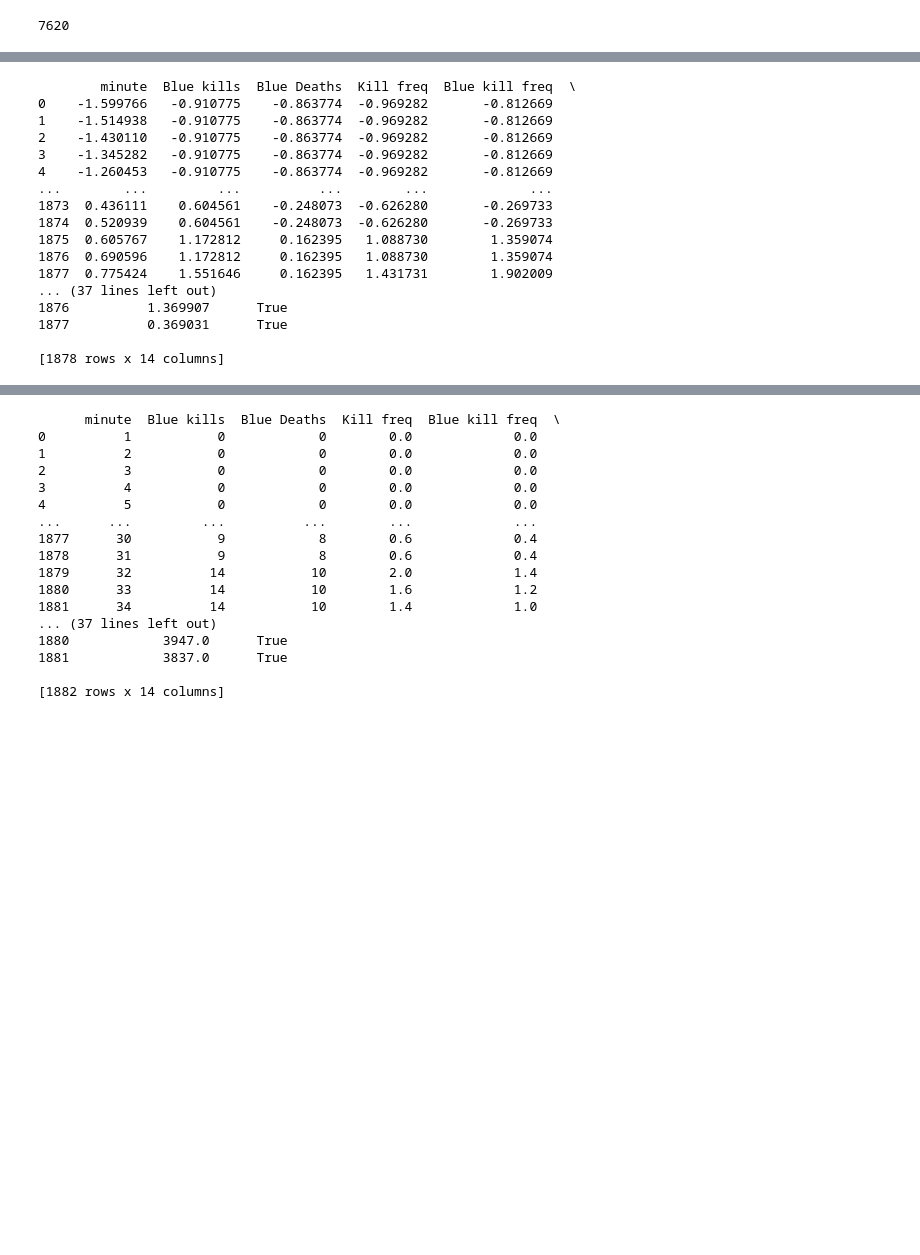
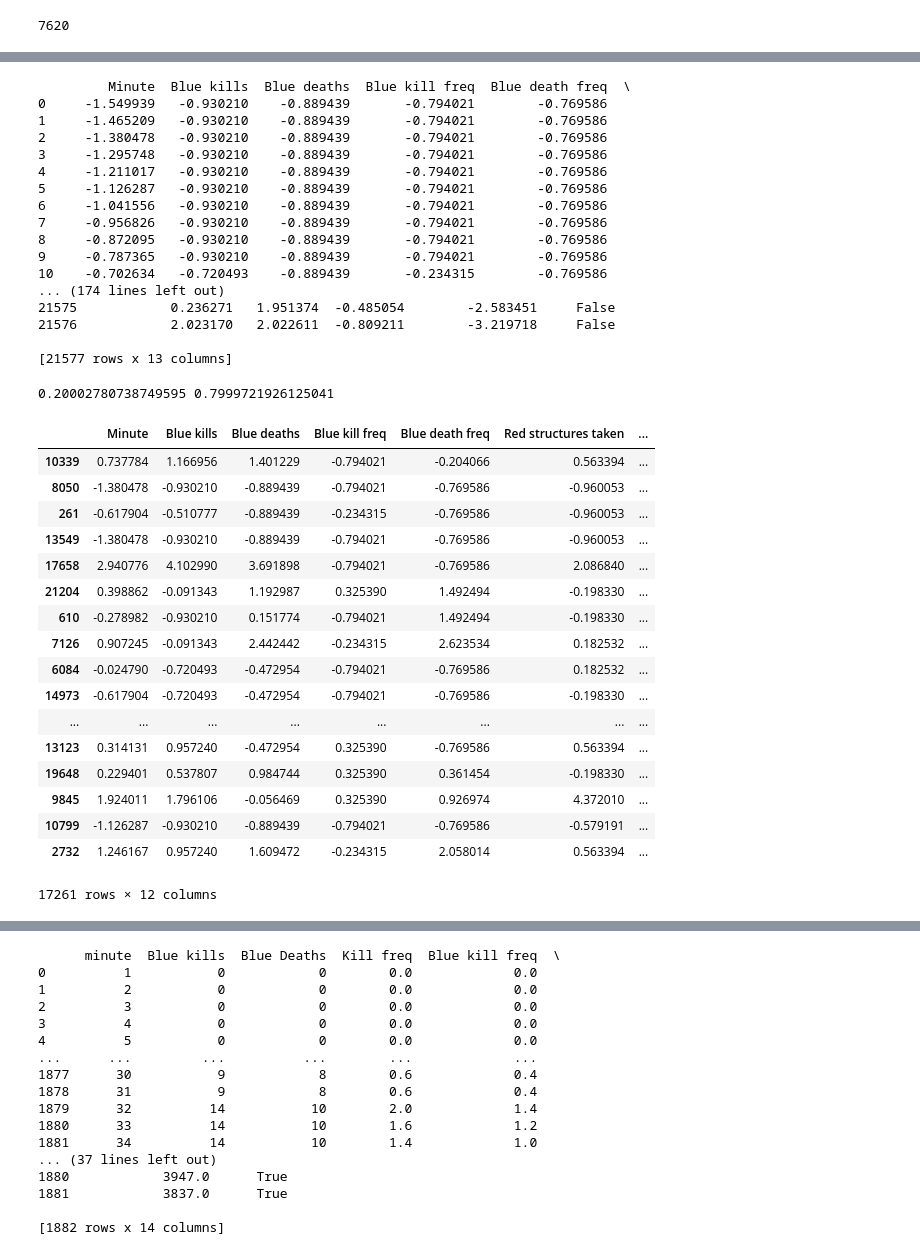
Before and after one commit to LegoYoda112/datasci-LOL-analysis, a Jupyter notebook: Logreg with LASSO.ipynb, the cells around one changed output, grey strips where cells are left out. Cells and saved outputs as stored; diff of their text form; code cells hidden in the pictures; blank space fills up the shorter version.

```diff
--- a/Logreg with LASSO.ipynb
+++ b/Logreg with LASSO.ipynb
@@ -57,29 +61,29 @@ print(data)
 # %%
 #Standardisation for LASSO
-datatest = data
-means = data.mean(axis=0)
-stds = data.std(axis=0)
+datatest = data_no_overlap.drop('Address', axis=1)
+means = data_no_overlap.mean(axis=0)
+stds = data_no_overlap.std(axis=0)
 #print(data)
 datatest = (datatest - means) / stds
-datatest["Blue Win"] = data["Blue Win"] # set the wins back to bool
-print(datatest)
+datatest["Blue win"] = data["Blue win"] # set the wins back to bool
+datatest
 # %% [output]
-        minute  Blue kills  Blue Deaths  Kill freq  Blue kill freq  \
-0    -1.599766   -0.910775    -0.863774  -0.969282       -0.812669
-1    -1.514938   -0.910775    -0.863774  -0.969282       -0.812669
-2    -1.430110   -0.910775    -0.863774  -0.969282       -0.812669
-3    -1.345282   -0.910775    -0.863774  -0.969282       -0.812669
-4    -1.260453   -0.910775    -0.863774  -0.969282       -0.812669
-...        ...         ...          ...        ...             ...
-1873  0.436111    0.604561    -0.248073  -0.626280       -0.269733
-1874  0.520939    0.604561    -0.248073  -0.626280       -0.269733
-1875  0.605767    1.172812     0.162395   1.088730        1.359074
-1876  0.690596    1.172812     0.162395   1.088730        1.359074
-1877  0.775424    1.551646     0.162395   1.431731        1.902009
-... (37 lines left out)
-1876          1.369907      True
-1877          0.369031      True
+         Minute  Blue kills  Blue deaths  Blue kill freq  Blue death freq  \
+0     -1.549939   -0.930210    -0.889439       -0.794021        -0.769586
+1     -1.465209   -0.930210    -0.889439       -0.794021        -0.769586
+2     -1.380478   -0.930210    -0.889439       -0.794021        -0.769586
+3     -1.295748   -0.930210    -0.889439       -0.794021        -0.769586
+4     -1.211017   -0.930210    -0.889439       -0.794021        -0.769586
+5     -1.126287   -0.930210    -0.889439       -0.794021        -0.769586
+6     -1.041556   -0.930210    -0.889439       -0.794021        -0.769586
+7     -0.956826   -0.930210    -0.889439       -0.794021        -0.769586
+8     -0.872095   -0.930210    -0.889439       -0.794021        -0.769586
+9     -0.787365   -0.930210    -0.889439       -0.794021        -0.769586
+10    -0.702634   -0.720493    -0.889439       -0.234315        -0.769586
+... (174 lines left out)
+21575            0.236271   1.951374  -0.485054        -2.583451     False
+21576            2.023170   2.022611  -0.809211        -3.219718     False
 
-[1878 rows x 14 columns]
+[21577 rows x 13 columns]
 # %%
 #This step makes it real u feel me? only run once or ur original data from the 20 minute step previously is lost
@@ -88 +92,29 @@ data = datatest
+# %%
+from sklearn.model_selection import train_test_split
+
+y = datatest['Blue win'].values
+X = datatest.drop(['Blue win'], axis=1)
+
+X_train, X_test, y_train, y_test = train_test_split(X, y, random_state=0, test_size=0.2)
+print(len(X_test)/len(X), len(X_train)/len(X))
+# %% [output]
+0.20002780738749595 0.7999721926125041
+|  | Minute | Blue kills | Blue deaths | Blue kill freq | Blue death freq | Red structures taken | ... |
+| 10339 | 0.737784 | 1.166956 | 1.401229 | -0.794021 | -0.204066 | 0.563394 | ... |
+| 8050 | -1.380478 | -0.930210 | -0.889439 | -0.794021 | -0.769586 | -0.960053 | ... |
+| 261 | -0.617904 | -0.510777 | -0.889439 | -0.234315 | -0.769586 | -0.960053 | ... |
+| 13549 | -1.380478 | -0.930210 | -0.889439 | -0.794021 | -0.769586 | -0.960053 | ... |
+| 17658 | 2.940776 | 4.102990 | 3.691898 | -0.794021 | -0.769586 | 2.086840 | ... |
+| 21204 | 0.398862 | -0.091343 | 1.192987 | 0.325390 | 1.492494 | -0.198330 | ... |
+| 610 | -0.278982 | -0.930210 | 0.151774 | -0.794021 | 1.492494 | -0.198330 | ... |
+| 7126 | 0.907245 | -0.091343 | 2.442442 | -0.234315 | 2.623534 | 0.182532 | ... |
+| 6084 | -0.024790 | -0.720493 | -0.472954 | -0.794021 | -0.769586 | 0.182532 | ... |
+| 14973 | -0.617904 | -0.720493 | -0.472954 | -0.794021 | -0.769586 | -0.198330 | ... |
+| ... | ... | ... | ... | ... | ... | ... | ... |
+| 13123 | 0.314131 | 0.957240 | -0.472954 | 0.325390 | -0.769586 | 0.563394 | ... |
+| 19648 | 0.229401 | 0.537807 | 0.984744 | 0.325390 | 0.361454 | -0.198330 | ... |
+| 9845 | 1.924011 | 1.796106 | -0.056469 | 0.325390 | 0.926974 | 4.372010 | ... |
+| 10799 | -1.126287 | -0.930210 | -0.889439 | -0.794021 | -0.769586 | -0.579191 | ... |
+| 2732 | 1.246167 | 0.957240 | 1.609472 | -0.234315 | 2.058014 | 0.563394 | ... |
+17261 rows × 12 columns
 # %%
```
Also changed, not shown: parts of 4 cells of this notebook, 6 other files.
